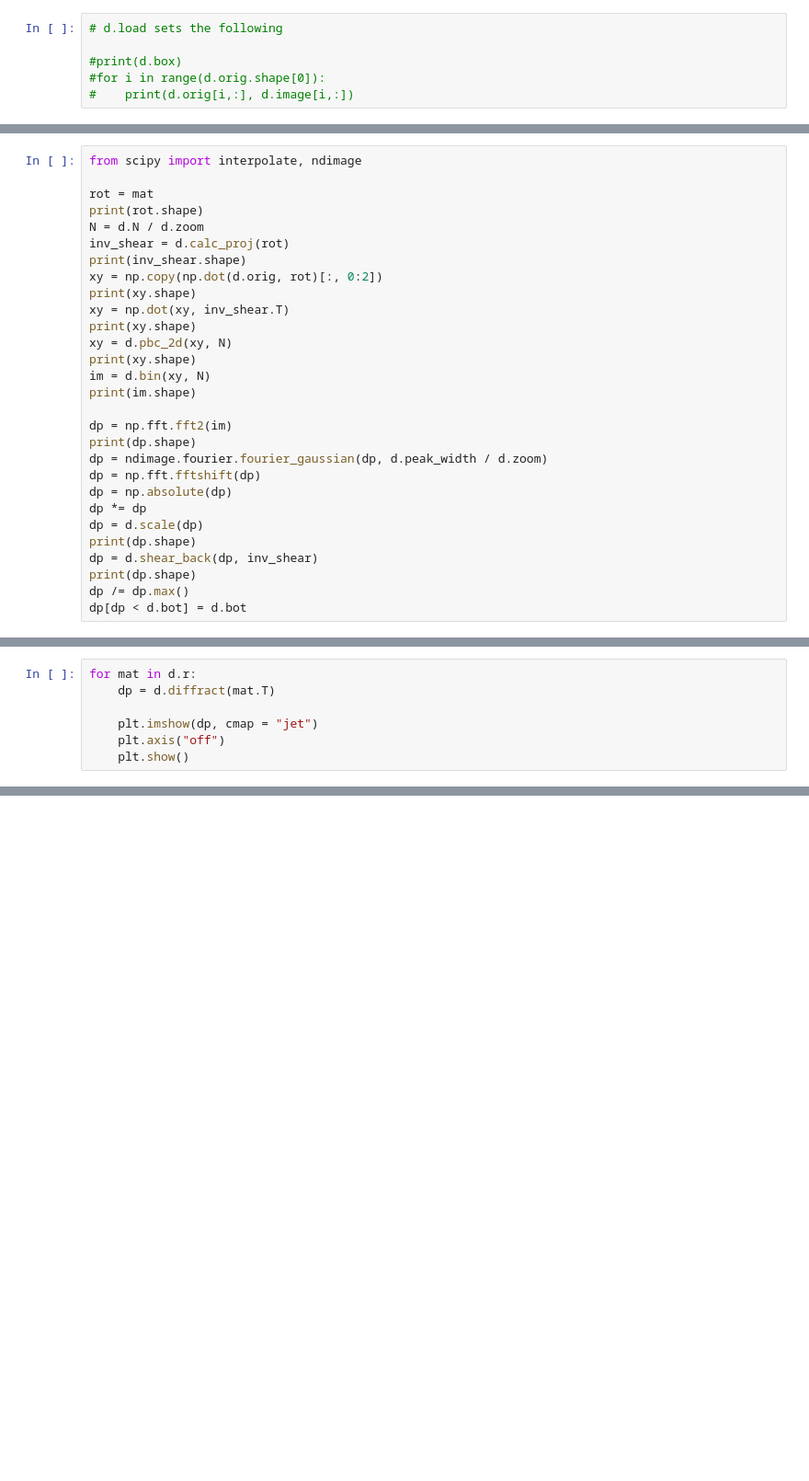
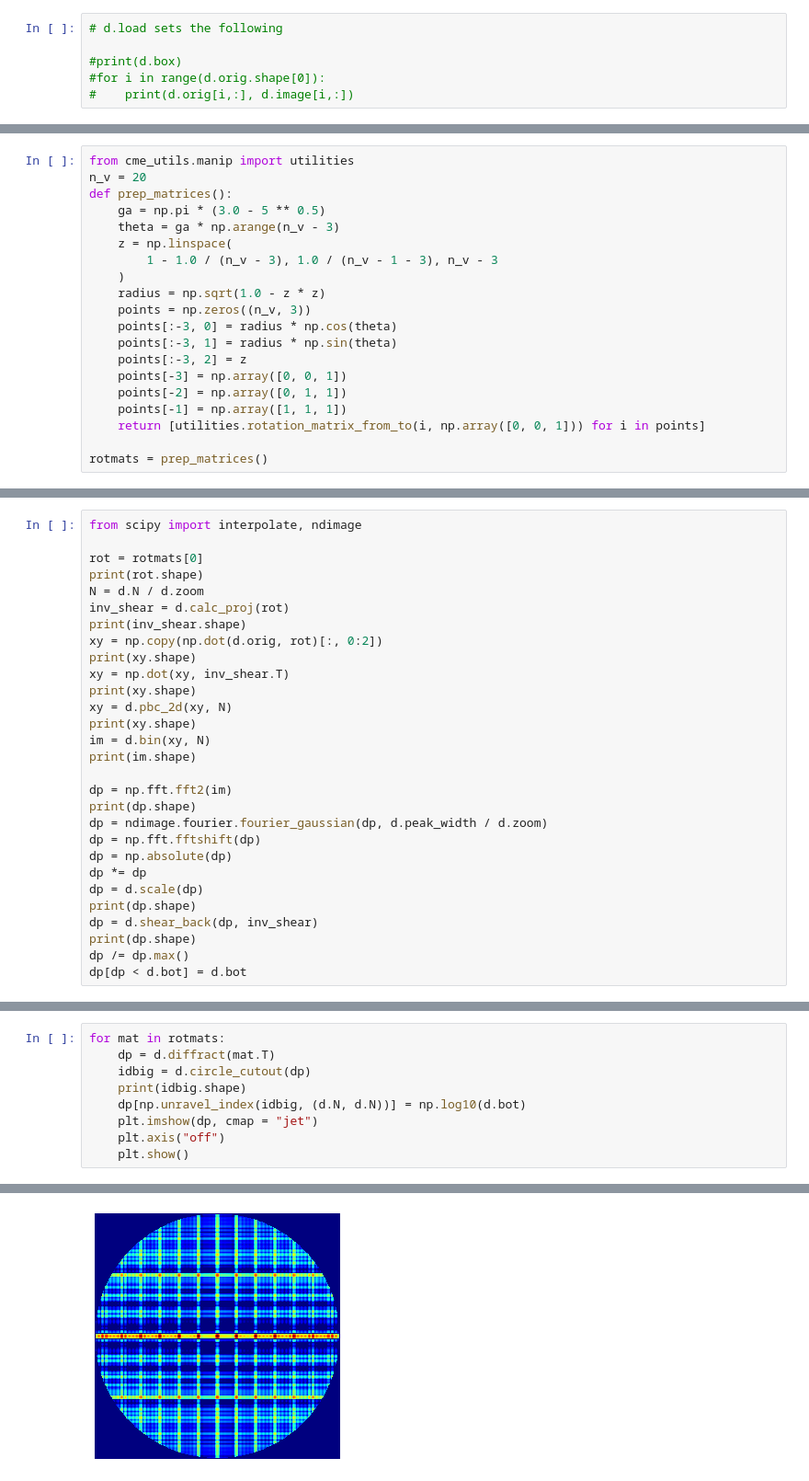
Before and after one commit to cmelab/GIXStapose, a Jupyter notebook: prep.ipynb, the cells around one changed output, grey strips where cells are left out. Shown at 92% size. Saved outputs shown, nothing was run; the diff lists cells and outputs as text; blank space fills up the shorter version.

```diff
--- a/prep.ipynb
+++ b/prep.ipynb
@@ -44 +40,21 @@ AttributeError: 'Diffractometer' object has no attribute 'prep_matrices'
+# %%
+from cme_utils.manip import utilities
+n_v = 20
+def prep_matrices():
+    ga = np.pi * (3.0 - 5 ** 0.5)
+    theta = ga * np.arange(n_v - 3)
+    z = np.linspace(
+        1 - 1.0 / (n_v - 3), 1.0 / (n_v - 1 - 3), n_v - 3
+    )
+    radius = np.sqrt(1.0 - z * z)
+    points = np.zeros((n_v, 3))
+    points[:-3, 0] = radius * np.cos(theta)
+    points[:-3, 1] = radius * np.sin(theta)
+    points[:-3, 2] = z
+    points[-3] = np.array([0, 0, 1])
+    points[-2] = np.array([0, 1, 1])
+    points[-1] = np.array([1, 1, 1])
+    return [utilities.rotation_matrix_from_to(i, np.array([0, 0, 1])) for i in points]
+
+rotmats = prep_matrices()
 # %%
@@ -48,7 +64,7 @@ AttributeError: 'Diffractometer' object has no attribute 'prep_matrices'
 # %%
 from scipy import interpolate, ndimage
 
-rot = mat
+rot = rotmats[0]
 print(rot.shape)
 N = d.N / d.zoom
 inv_shear = d.calc_proj(rot)
@@ -77,7 +103,10 @@ dp[dp < d.bot] = d.bot
 # %%
-for mat in d.r:
+for mat in rotmats:
     dp = d.diffract(mat.T)
-
+    idbig = d.circle_cutout(dp)
+    print(idbig.shape)
+    dp[np.unravel_index(idbig, (d.N, d.N))] = np.log10(d.bot)
     plt.imshow(dp, cmap = "jet")
     plt.axis("off")
     plt.show()
+# %% [output]
@@ -83,0 +114 @@ for mat in d.r:
+[figure, added]
```
Also changed, not shown: parts of 4 cells of this notebook, 1 other file.
